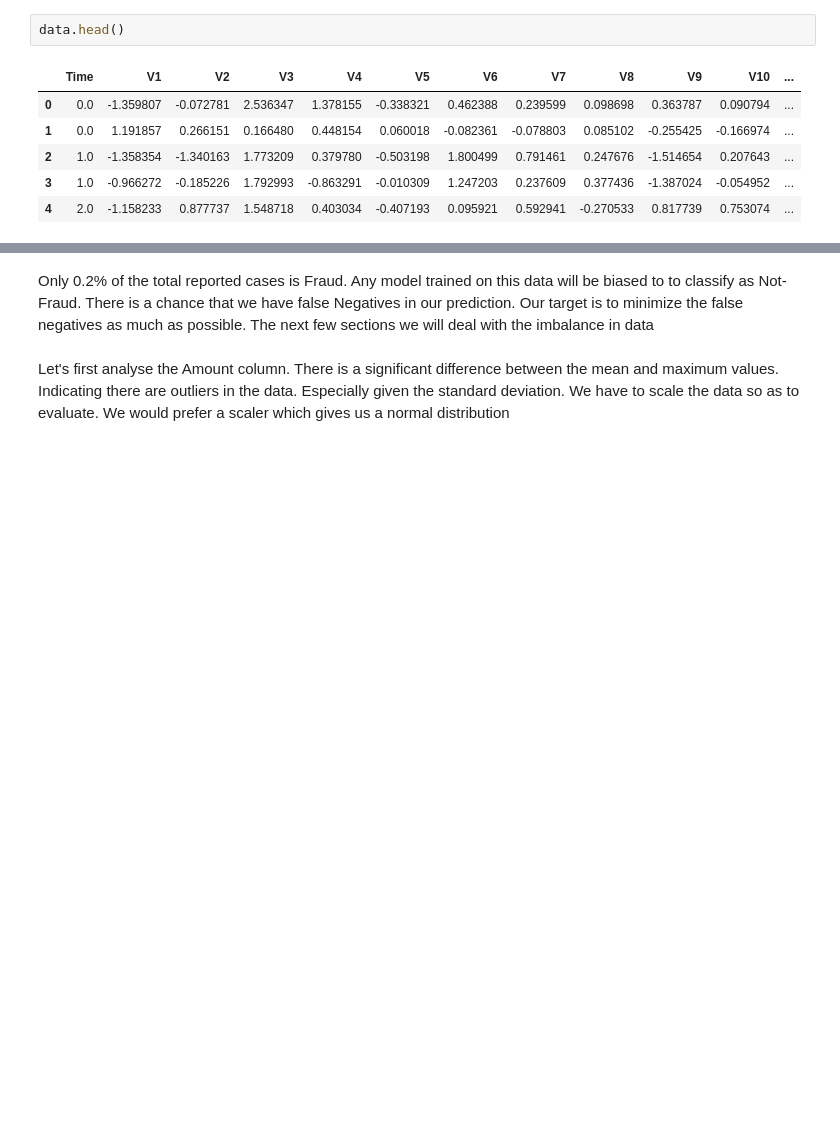
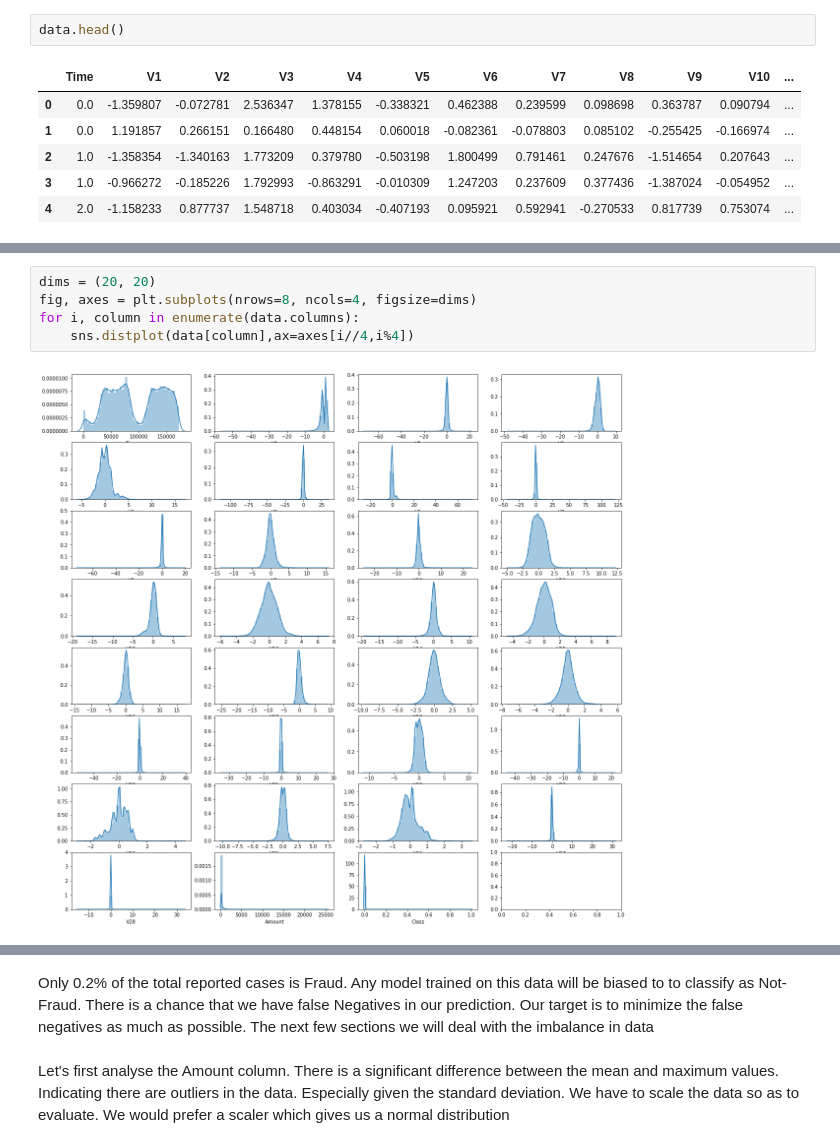
Before and after one commit to pointerness/udacity_capstone, a Jupyter notebook: Udacity_Capstone.ipynb, the cells around one changed output, grey strips where cells are left out. Cells and saved outputs as stored; diff of their text form; blank space fills up the shorter version.

```diff
--- a/Udacity_Capstone.ipynb
+++ b/Udacity_Capstone.ipynb
@@ -78,3 +80,10 @@ data.describe()
 | 50% | 84692.000000 | 1.810880e-02 | 6.548556e-02 | 1.798463e-01 | -1.984653e-02 | -5.433583e-02 | -2.741871e-01 | 4.010308e-02 | 2.235804e-02 | -5.142873e-02 | -9.291738e-02 | ... |
 | 75% | 139320.500000 | 1.315642e+00 | 8.037239e-01 | 1.027196e+00 | 7.433413e-01 | 6.119264e-01 | 3.985649e-01 | 5.704361e-01 | 3.273459e-01 | 5.971390e-01 | 4.539234e-01 | ... |
 | max | 172792.000000 | 2.454930e+00 | 2.205773e+01 | 9.382558e+00 | 1.687534e+01 | 3.480167e+01 | 7.330163e+01 | 1.205895e+02 | 2.000721e+01 | 1.559499e+01 | 2.374514e+01 | ... |
+# %%
+dims = (20, 20)
+fig, axes = plt.subplots(nrows=8, ncols=4, figsize=dims)
+for i, column in enumerate(data.columns):
+    sns.distplot(data[column],ax=axes[i//4,i%4])
+# %% [output]
+[figure, added]
```
Also changed, not shown: parts of 21 cells of this notebook.
